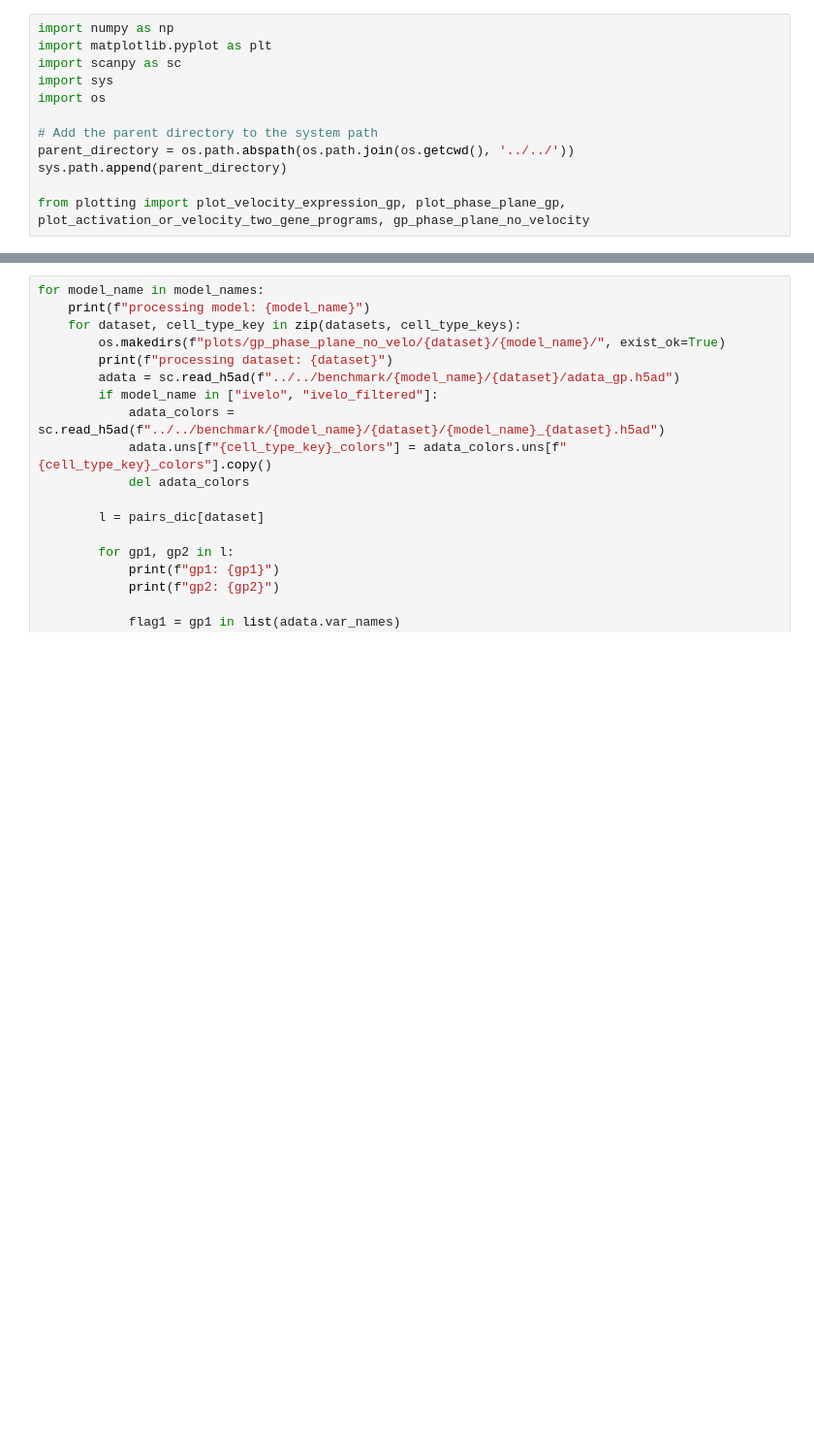
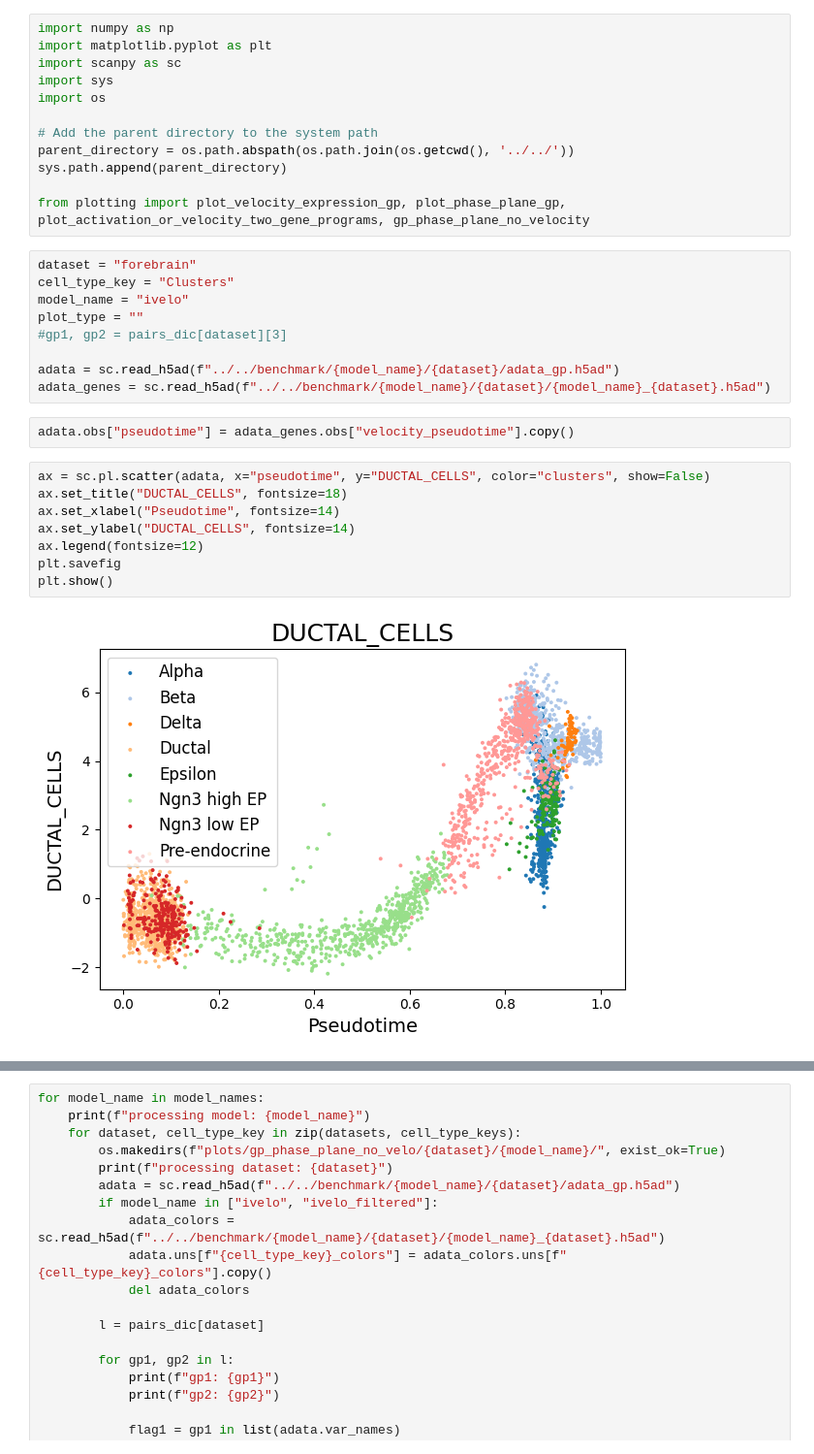
Before and after one commit to leonardogolinelli/imVelo, a Jupyter notebook: thesis/gp_velo_isomap/gp_isomap.ipynb, the cells around one changed output, grey strips where cells are left out. Shown at 97% size. Cells and saved outputs as stored; diff of their text form; blank space fills up the shorter version.

```diff
--- a/thesis/gp_velo_isomap/gp_isomap.ipynb
+++ b/thesis/gp_velo_isomap/gp_isomap.ipynb
@@ -10,6 +10,27 @@ parent_directory = os.path.abspath(os.path.join(os.getcwd(), '../../'))
 sys.path.append(parent_directory)
 
 from plotting import plot_velocity_expression_gp, plot_phase_plane_gp, plot_activation_or_velocity_two_gene_programs, gp_phase_plane_no_velocity
+# %%
+dataset = "forebrain"
+cell_type_key = "Clusters"
+model_name = "ivelo"
+plot_type = ""
+#gp1, gp2 = pairs_dic[dataset][3]
+
+adata = sc.read_h5ad(f"../../benchmark/{model_name}/{dataset}/adata_gp.h5ad")
+adata_genes = sc.read_h5ad(f"../../benchmark/{model_name}/{dataset}/{model_name}_{dataset}.h5ad")
+# %%
+adata.obs["pseudotime"] = adata_genes.obs["velocity_pseudotime"].copy()
+# %%
+ax = sc.pl.scatter(adata, x="pseudotime", y="DUCTAL_CELLS", color="clusters", show=False)
+ax.set_title("DUCTAL_CELLS", fontsize=18)
+ax.set_xlabel("Pseudotime", fontsize=14)
+ax.set_ylabel("DUCTAL_CELLS", fontsize=14)
+ax.legend(fontsize=12)
+plt.savefig
+plt.show()
+# %% [output]
+[figure, added]
 # %%
 pairs_pancreas = [
     ("LUMINAL_EPITHELIAL_CELLS", "DUCTAL_CELLS"),
```
Also changed, not shown: parts of 22 cells of this notebook, 37 other files.
